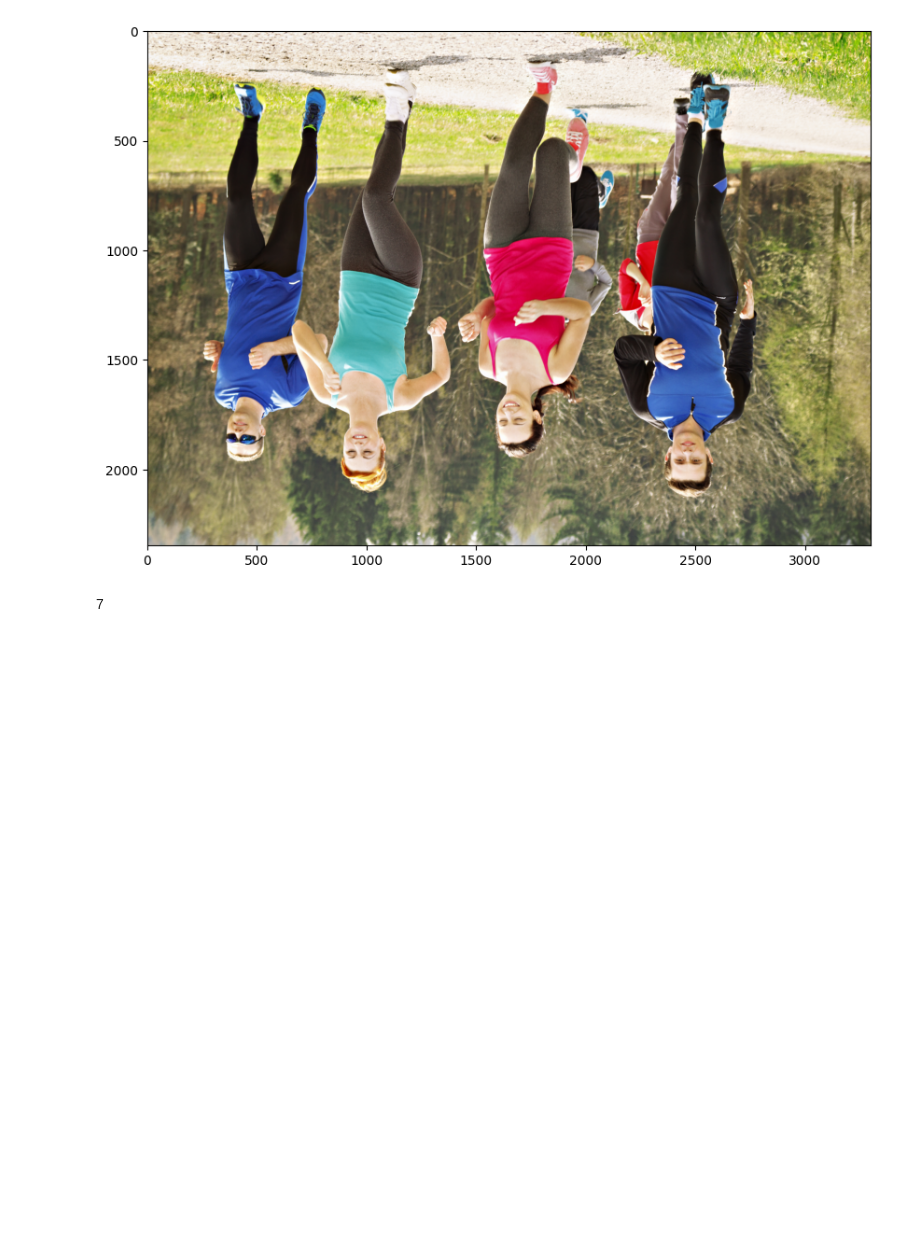
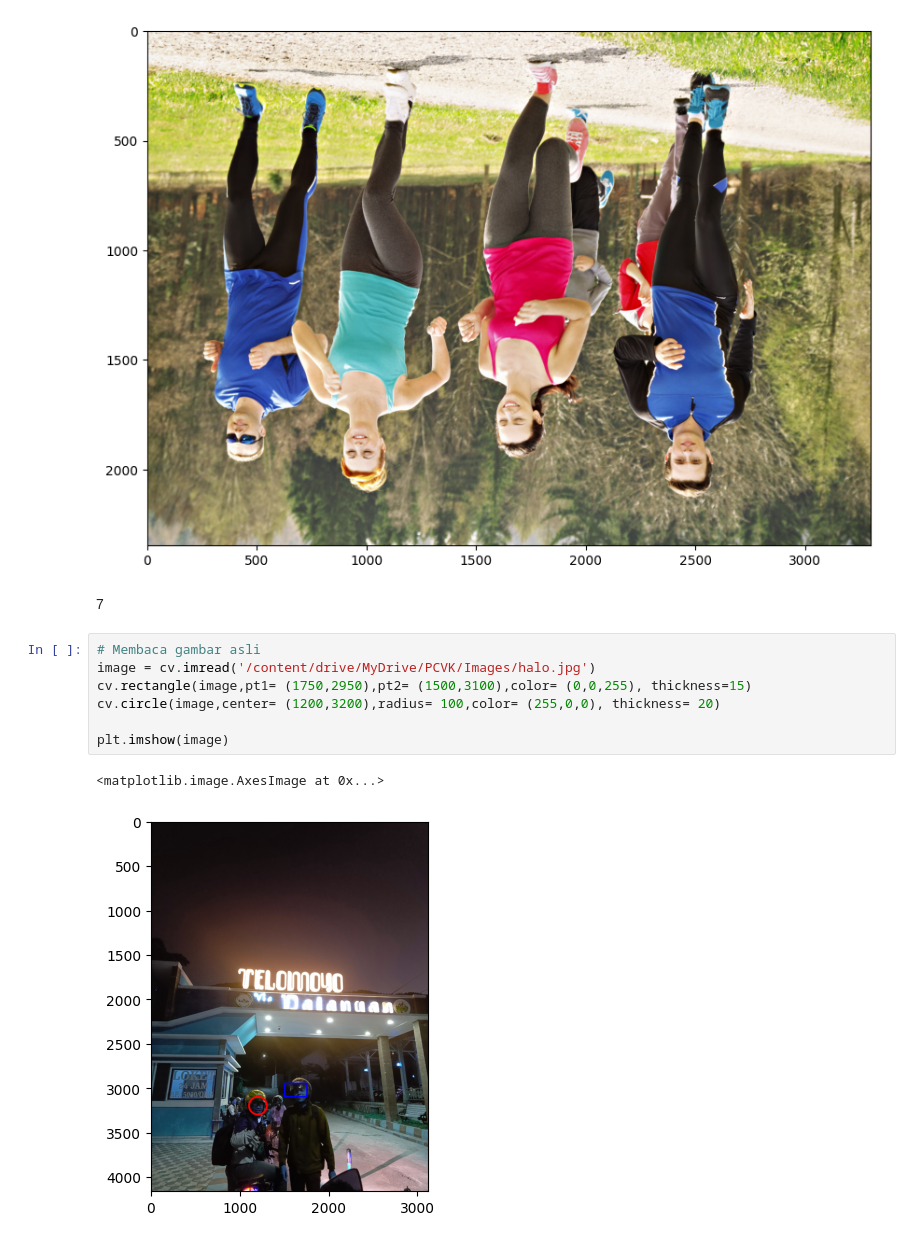
Before and after one commit to doggest25/PCVK_Agusty, a Jupyter notebook: tugas_week2.ipynb, the cells around one changed output. Saved outputs shown, nothing was run; the diff lists cells and outputs as text; blank space fills up the shorter version.

```diff
--- a/tugas_week2.ipynb
+++ b/tugas_week2.ipynb
@@ -121,3 +152,13 @@ plt.imshow(img5)
 [figure]
 # %% [markdown]
 7
+# %%
+# Membaca gambar asli
+image = cv.imread('/content/drive/MyDrive/PCVK/Images/halo.jpg')
+cv.rectangle(image,pt1= (1750,2950),pt2= (1500,3100),color= (0,0,255), thickness=15)
+cv.circle(image,center= (1200,3200),radius= 100,color= (255,0,0), thickness= 20)
+
+plt.imshow(image)
+# %% [output]
+<matplotlib.image.AxesImage at 0x...>
+[figure, added]
```
Also changed, not shown: parts of 4 cells of this notebook.
